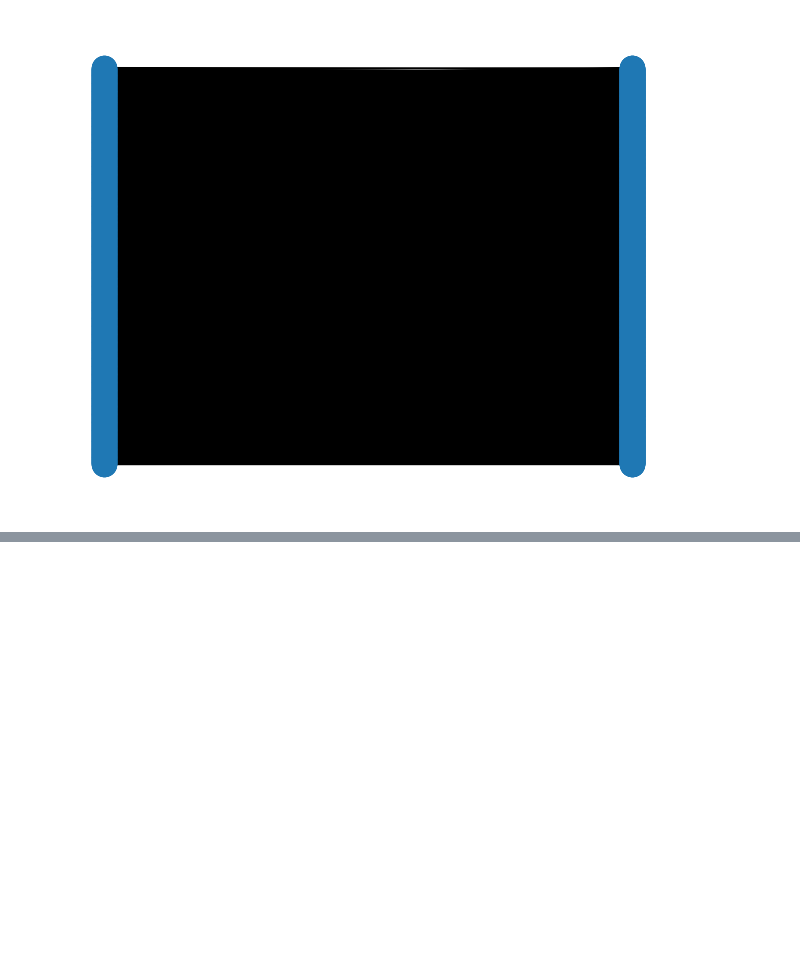
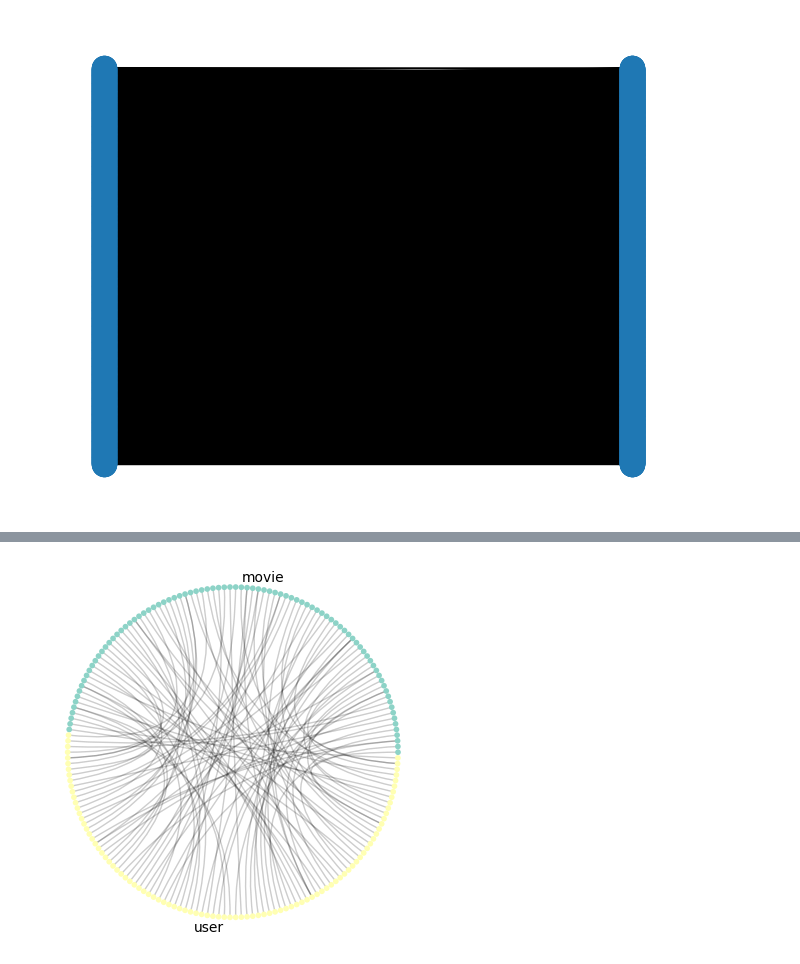
Before and after one commit to pkyoyetera/dynamic-graph-evolution, a Jupyter notebook: notebooks/movie_lens.ipynb, the cells around one changed output, grey strips where cells are left out. Saved outputs shown, nothing was run; the diff lists cells and outputs as text; code cells hidden in the pictures; blank space fills up the shorter version.

```diff
--- a/notebooks/movie_lens.ipynb
+++ b/notebooks/movie_lens.ipynb
@@ -395,0 +421,5 @@ nv.matrix(H, node_color_by='bipartite')
+# %%
+nv.circos(H_subgraph, group_by='group', node_color_by='group')
+annotate.circos_group(H_subgraph, group_by='group')
+# %% [output]
+[figure, added]
```
Also changed, not shown: parts of 5 cells of this notebook.
